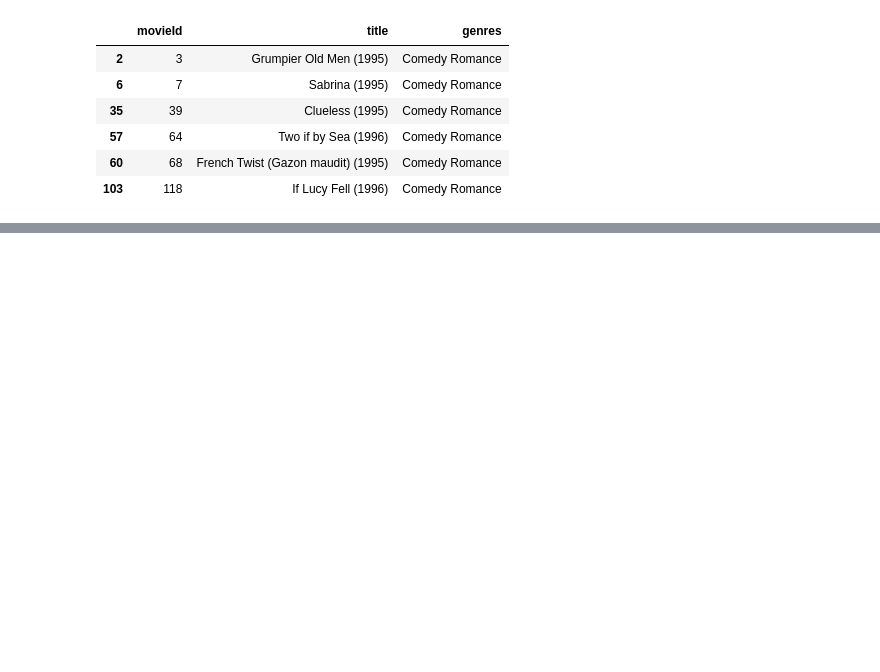
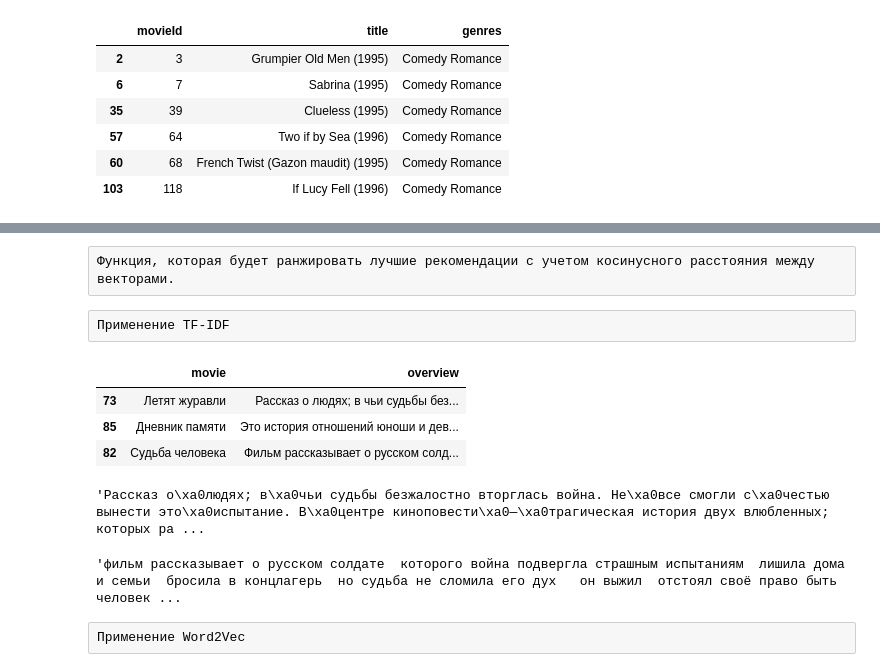
Before and after one commit to DimaRossikhin/RecSys-Books, a Jupyter notebook: rec.ipynb, the cells around one changed output, grey strips where cells are left out. Cells and saved outputs as stored; diff of their text form; code cells hidden in the pictures; blank space fills up the shorter version.

```diff
--- a/rec.ipynb
+++ b/rec.ipynb
@@ -376,0 +378,2 @@ movies[movies['title'].isin(['Grumpier Old Men (1995)', 'Sabrina (1995)', 'Cluel
+# %%
+kino = pd.read_csv('C:/Users/rossi/Desktop/MLOps/Books/Dataset/kinopoisk-top250.csv')
@@ -376,0 +409,3 @@ movies[movies['title'].isin(['Grumpier Old Men (1995)', 'Sabrina (1995)', 'Cluel
+# %%
+kino.overview = kino.overview.astype(str) # возможно данный пункт и не нужен
+kino.info()
@@ -376,0 +541,2 @@ movies[movies['title'].isin(['Grumpier Old Men (1995)', 'Sabrina (1995)', 'Cluel
+# %% [raw]
+Функция, которая будет ранжировать лучшие рекомендации с учетом косинусного расстояния между векторами.
@@ -376,0 +567,50 @@ movies[movies['title'].isin(['Grumpier Old Men (1995)', 'Sabrina (1995)', 'Cluel
+# %% [raw]
+Применение TF-IDF
+# %%
+from sklearn.feature_extraction.text import TfidfVectorizer
+from sklearn.metrics.pairwise import cosine_similarity
+import numpy as np
+
+
+def get_recommendations_tfidf(overview, tfidf_mat):
+
+    """
+    Return the database sentences in order of highest cosine similarity relatively to each
+    token of the target sentence.
+    """
+    # Embed the query sentence
+    tokens_query = [str(tok) for tok in tokenizer(overview)]
+    embed_query = vectorizer.transform(tokens_query)
+    # Create list with similarity between query and dataset
+    mat = cosine_similarity(embed_query, tfidf_mat)
+    # Best cosine distance for each token independantly
+    best_index = extract_best_indices(mat, topk=3)
+    return best_index
+
+# Adapt stop words
+token_stop = tokenizer(' '.join(stopwords.words('russian')), lemmatize=False)
+
+# Fit TFIDF
+vectorizer = TfidfVectorizer(stop_words=token_stop, tokenizer=tokenizer)
+tfidf_mat = vectorizer.fit_transform(kino['overview'].values) # -> (num_sentences, num_vocabulary)
+
+# Return best threee matches between query and dataset
+test_sentence = 'вторая мировая война'
+best_index = get_recommendations_tfidf(test_sentence, tfidf_mat)
+
+display(kino[['movie', 'overview']].iloc[best_index])
+# %% [output]
+|  | movie | overview |
+| 73 | Летят журавли | Рассказ о людях; в чьи судьбы без... |
+| 85 | Дневник памяти | Это история отношений юноши и дев... |
+| 82 | Судьба человека | Фильм рассказывает о русском солд... |
+# %%
+kino.loc[73, 'overview'] # проверяем подобранный фильм на тему "Вторая мировая война" по описанию
+# %% [output]
+'Рассказ о\xa0людях; в\xa0чьи судьбы безжалостно вторглась война. Не\xa0все смогли с\xa0честью вынести это\xa0испытание. В\xa0центре киноповести\xa0—\xa0трагическая история двух влюбленных; которых ра ...
+# %%
+kino.loc[82, 'clean_sentence'] # # проверяем подобранный фильм на тему "Вторая мировая война" по описанию
+# %% [output]
+'фильм рассказывает о русском солдате  которого война подвергла страшным испытаниям  лишила дома и семьи  бросила в концлагерь  но судьба не сломила его дух   он выжил  отстоял своё право быть человек ...
+# %% [raw]
+Применение Word2Vec
```
Also changed, not shown: parts of 18 cells of this notebook.
